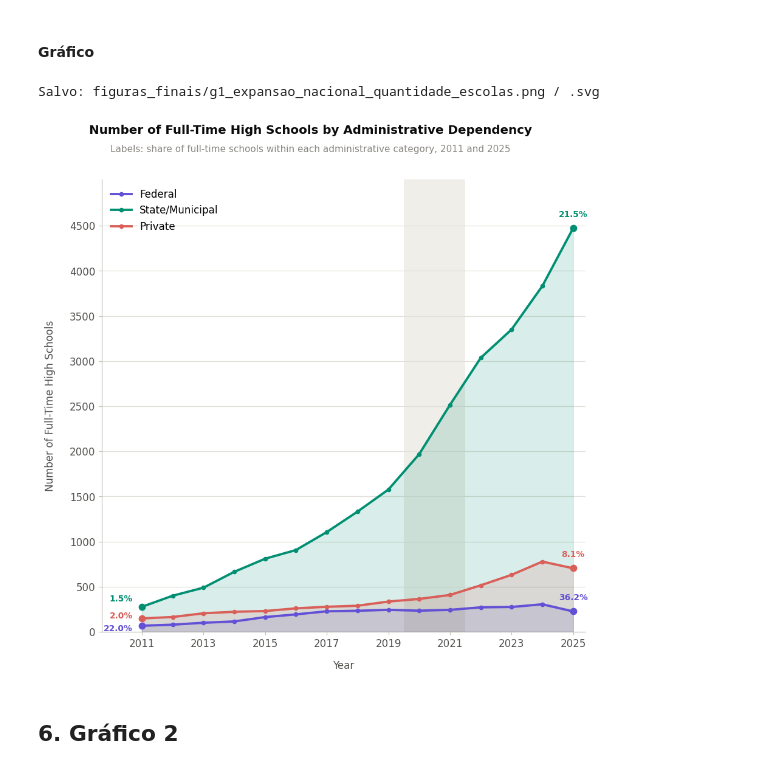
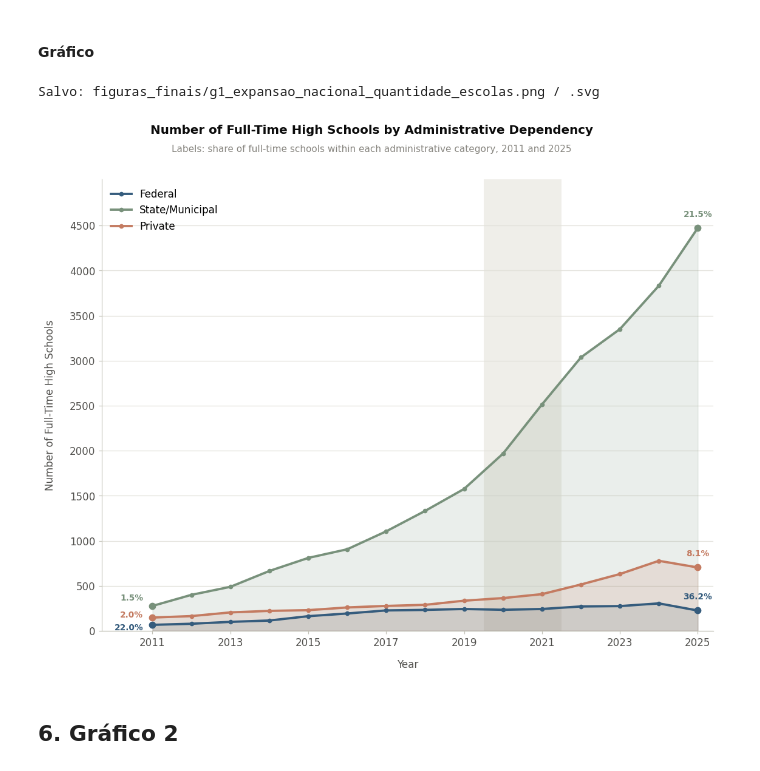
Before and after one commit to ry4n-felinto/english2_poster_references, a Jupyter notebook: graficos_poster_final.ipynb, the cells around one changed output. Cells and saved outputs as stored; diff of their text form; code cells hidden in the pictures.

```diff
--- a/graficos_poster_final.ipynb
+++ b/graficos_poster_final.ipynb
@@ -134,37 +134,41 @@ MODALIDADES = ["Regular", "Misto", "Integral"]
 # Cores por região
 COR_REGIAO = dict(zip(
     REGIOES,
-    ["#2a78d6", "#eb6834", "#1baf7a", "#eda100", "#e87ba4"]
+    ["#355C7D", "#C47B61", "#78917B", "#B5A88A", "#8B7185"]
 ))
 
 # Cores por modalidade
 COR_MOD = {
-    "Regular": "#2a78d6",
-    "Misto": "#eb6834",
-    "Integral": "#1baf7a"
+    "Regular": "#355C7D",   # Azul petróleo
+    "Misto": "#C47B61",     # Terracota
+    "Integral": "#78917B"   # Verde sálvia
 }
 
 # Cores por período
 COR_PERIODO = {
-    "pre": "#9ec5f4",
-    "pos": "#1c5cab"
+    "pre": "#B5C6D0",       # Azul acinzentado claro
+    "pos": "#355C7D"        # Azul petróleo
 }
 
 # Cores por dependência administrativa
 COR_DEPENDENCIA = {
-    "Federal": "#6250d6",
-    "Estadual/Municipal": "#008f72",
-    "Privada": "#d95f59"
+    "Federal": "#355C7D",
+    "Estadual/Municipal": "#78917B",
+    "Privada": "#C47B61"
 }
 
-# Rampa de cores azuis para mapas de calor
+# Rampa de cores para mapas de calor
 RAMPA_AZUL = [
-    "#cde2fb", "#b7d3f6", "#9ec5f4", "#86b6ef",
-    "#6da7ec", "#5598e7", "#3987e5", "#2a78d6",
-    "#256abf", "#1c5cab", "#184f95", "#104281",
-    "#0d366b"
+    "#E3E7E8",
+    "#CAD3D2",
+    "#AFBFBC",
+    "#97ACA7",
+    "#7F9892",
+    "#68867E",
+    "#51706A",
+    "#355D54",
+    "#1E493F"
 ]
-
 
 # ===================== ESTILO VISUAL ====================
 
@@ -1197,7 +1201,7 @@ Duplicatas escola-ano na análise nacional: 0
 # 1. CONFIGURAÇÃO DA FIGURA
 # ----------------------------------------------------------
 
-fig, ax = plt.subplots(figsize=(9, 9))
+fig, ax = plt.subplots(figsize=(11, 9))
 
 # Destaque do período pandêmico
 sombra_pandemia(ax)
@@ -1378,34 +1382,34 @@ ax.legend(
 
 # ----------------------------------------------------------
 # 6. TÍTULO
 # ----------------------------------------------------------
 
 # [CORREÇÃO C10] título centralizado no padrão comum
 # [CORREÇÃO C8] subtítulo explica os rótulos em %
 y_livre = titulo_centralizado(
     fig,
     TEXTOS["g1_titulo"],
     TEXTOS["g1_sub"].format(a0=ano_min, a1=ano_max)
 )
 
 
 # ----------------------------------------------------------
 # 7. AJUSTE FINAL E EXPORTAÇÃO
 # ----------------------------------------------------------
 
 fig.tight_layout(
     rect=[0.04, 0.06, 0.98, y_livre]
 )
 
 salvar(
     fig,
     "g1_expansao_nacional_quantidade_escolas"
 )
 
 plt.show()
 # %% [output]
 Salvo: figuras_finais/g1_expansao_nacional_quantidade_escolas.png / .svg
-[figure, old version]
+[figure, new version]
 # %% [markdown]
 ## 6. Gráfico 2
 # %% [markdown]
```
Also changed, not shown: parts of 3 cells of this notebook.
